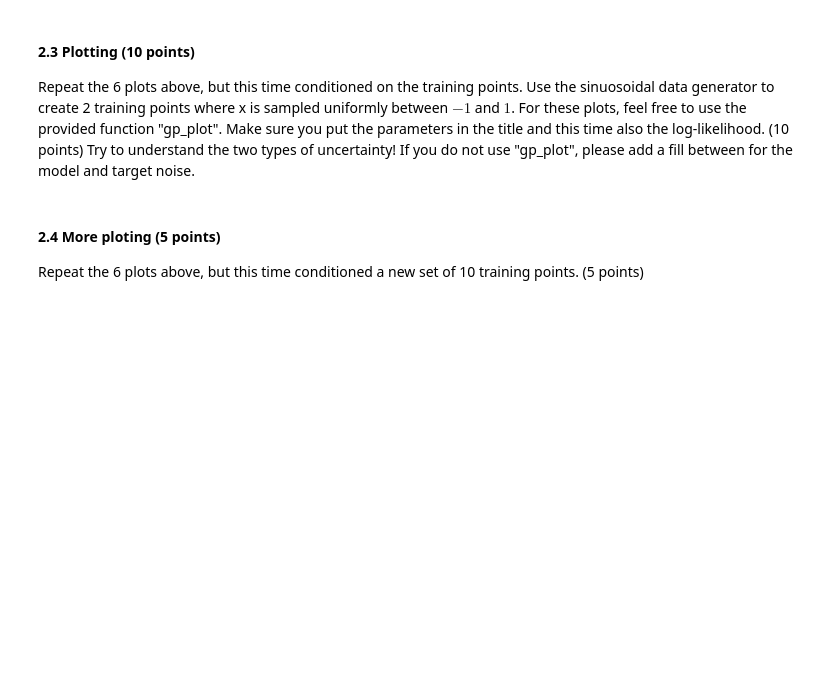
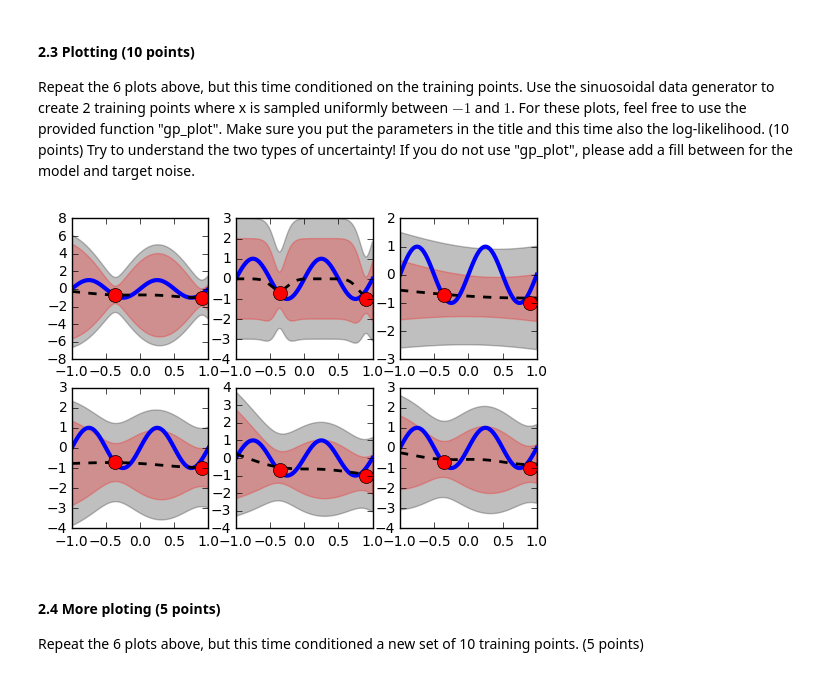
Before and after one commit to bogdanteleaga/ML1, a Jupyter notebook: lab3/lab3_Keijzer_Teleaga.ipynb, the cells around one changed output. Cells and saved outputs as stored; diff of their text form; code cells hidden in the pictures; blank space fills up the shorter version.

```diff
--- a/lab3/lab3_Keijzer_Teleaga.ipynb
+++ b/lab3/lab3_Keijzer_Teleaga.ipynb
@@ -108,9 +142,32 @@ Once we have data, we are interested in the predictive distribution (note: the p
 
 #### 2.1 gp_predictive_distribution(...) (10 points)
 Write a function "gp_predictive_distribution(x_train, t_train, x_test, theta, beta, C = None)" that computes  Eqns 6.66 and 6.67, except allow for an arbitrary number of test points (not just one) and now the kernel matrix is for training data.  By having C as an optional parameter, we can avoid computing it more than once (for this problem it is unimportant, but for real problems this is an issue).  The function should compute $\C$, $\k$ and $c$, and return the mean and noise functions.  Do not forget: the computeK function computes $\K$, not $\C$! (10 points)
+# %%
+def gp_predictive_distribution(x_train, t_train, x_test, theta, beta, C = None):
+    N_train = len(x_train)
+    if C is None:
+        K = computeK(x_train,x_train,theta)
+        C = K + eye(N_train)*beta**-1
+    invC = pinv(C)
+    k = computeK(x_train,x_test,theta)
+    c = computeK(x_test,x_test,theta) + eye(N_test)/beta
+    mean = dot(dot(k.T,invC),t_train)
+    var = c-dot(dot(k.T,invC),k)
+    return mean,var,C,invC
 # %% [markdown]
 #### 2.2 gp_log_likelihood(...) (10 points)
 Later, to learn the hyperparameters, we will need to compute the log-likelihood of the of the training data.  Implicitly, this is conditioned on the value setting for $\thetav$.  Write a function "gp_log_likelihood( x_train, t_train, theta, C = None, invC = None, beta = None)", where C and invC can be stored and reused.  (10 points) Note: you need to add beta if you want to calculate C.
+# %%
+def gp_log_likelihood(x_train, t_train, theta, C=None, invC=None, beta=None):
+    if C is None:
+        if beta is None:
+            error('C cannot be calculated without beta')
+        K = computeK(x_train,x_train,theta)
+        C = K + eye(N_test)*beta**-1
+    if invC is None:
+        invC = pinv(C)
+    log_like = -(log(det(C))+dot(dot(t_train.T,invC),t_train)+len(x_train)*log(2*pi))/2
+    return log_like
 # %% [markdown]
 #### 2.3 Plotting (10 points)
 Repeat the 6 plots above, but this time conditioned on the training points.  Use the sinuosoidal data generator to create 2 training points where x is sampled uniformly between $-1$ and $1$.  For these plots, feel free to use the provided function "gp_plot".  Make sure you put the parameters in the title and this time also the log-likelihood. (10 points)  Try to understand the two types of uncertainty!  If you do not use "gp_plot", please add a fill between for the model and target noise.
@@ -134,6 +191,18 @@ def gp_plot( x_test, y_test, mu_test, var_test, x_train, t_train, theta, beta ):
     pp.fill_between( x_test, mu_test+2*std_combo,mu_test-2*std_combo, color='k', alpha=0.25 )
     pp.fill_between( x_test, mu_test+2*std_model,mu_test-2*std_model, color='r', alpha=0.25 )
     pp.plot( x_train, t_train, 'ro', ms=10 )
+# %%
+N_train = 2
+x_train = numpy.random.uniform(-1,1,N_train)
+t_train = generate_t(x_train, sigma)
+
+for i in range(N_thetas):
+    mu_test,var_test,C,invC = gp_predictive_distribution(x_train, t_train, x_test, thetas[i,:], beta, C = None)
+    log_like = gp_log_likelihood(x_train, t_train, thetas[i,:], C=C, invC=invC, beta=None)
+    subplot(2,3,i)
+    gp_plot( x_test, y_test, mu_test, var_test, x_train, t_train, thetas[i,:], beta)
+# %% [output]
+[figure, added]
 # %% [markdown]
 #### 2.4 More ploting (5 points)
 Repeat the 6 plots above, but this time conditioned a new set of 10 training points. (5 points)
```
Also changed, not shown: parts of 5 cells of this notebook.
